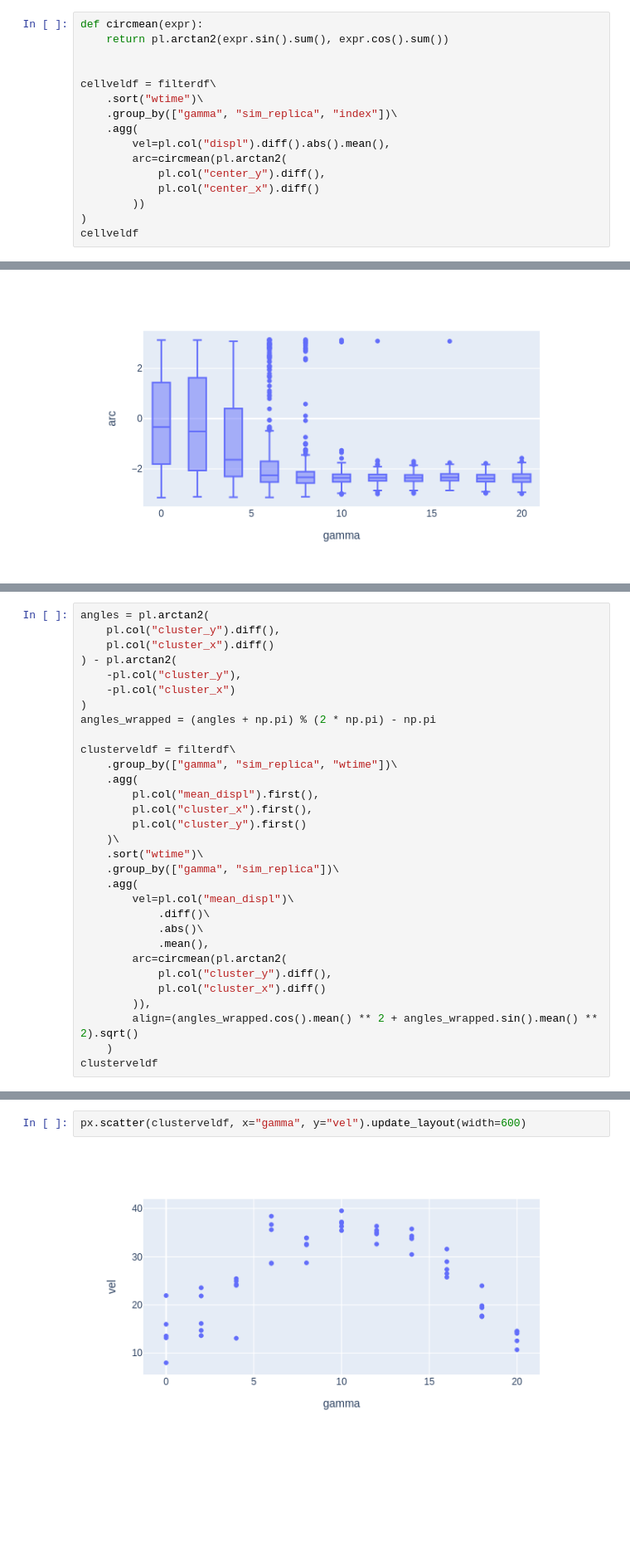
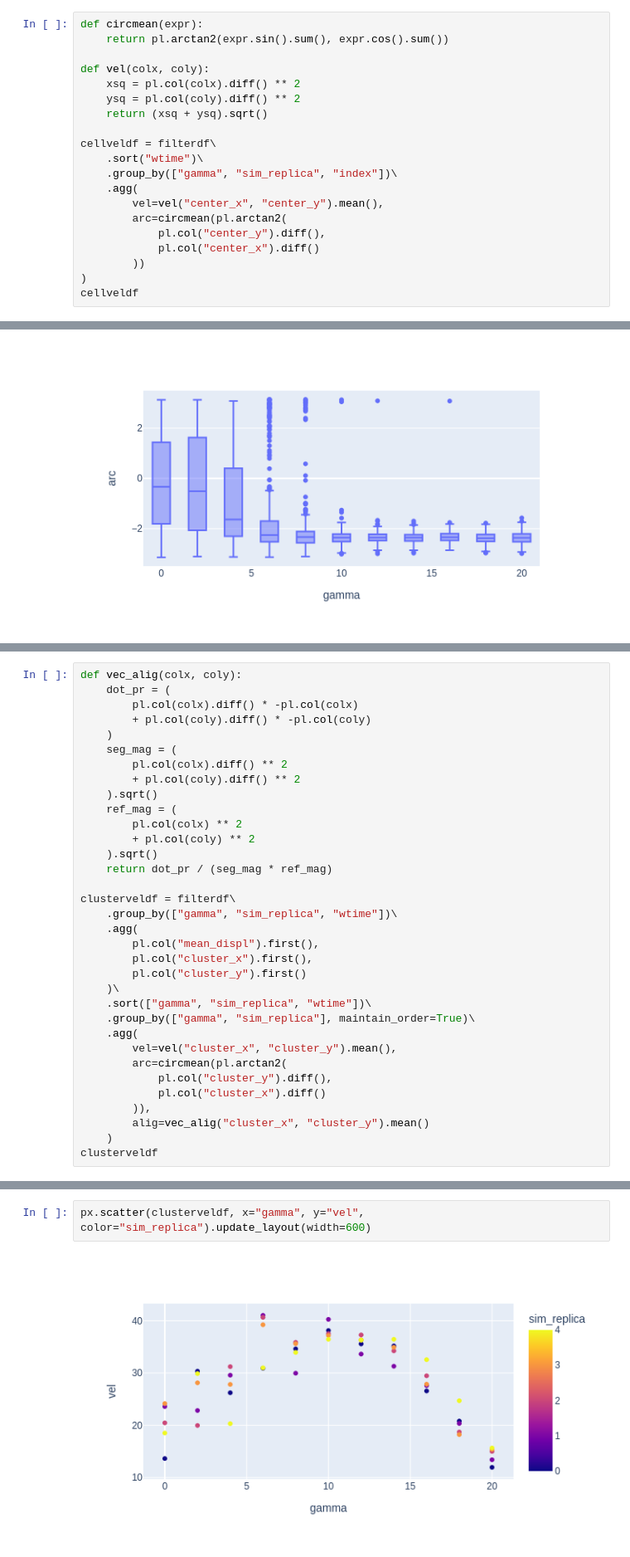
Before and after one commit to aleferna12/cellula-rs, a Jupyter notebook: analyses/cluster_speed.ipynb, the cells around one changed output, grey strips where cells are left out. Shown at 83% size. Saved outputs shown, nothing was run; the diff lists cells and outputs as text; blank space fills up the shorter version.

```diff
--- a/analyses/cluster_speed.ipynb
+++ b/analyses/cluster_speed.ipynb
@@ -208,12 +208,16 @@ shape: (58_500, 21)
 def circmean(expr):
     return pl.arctan2(expr.sin().sum(), expr.cos().sum())
 
+def vel(colx, coly):
+    xsq = pl.col(colx).diff() ** 2
+    ysq = pl.col(coly).diff() ** 2
+    return (xsq + ysq).sqrt()
 
 cellveldf = filterdf\
     .sort("wtime")\
     .group_by(["gamma", "sim_replica", "index"])\
     .agg(
-        vel=pl.col("displ").diff().abs().mean(),
+        vel=vel("center_x", "center_y").mean(),
         arc=circmean(pl.arctan2(
             pl.col("center_y").diff(),
             pl.col("center_x").diff()
@@ -246,12 +250,18 @@ px.box(cellveldf, x="gamma", y="vel").update_layout(width=600)
 # %%
-angles = pl.arctan2(
-    pl.col("cluster_y").diff(),
-    pl.col("cluster_x").diff()
-) - pl.arctan2(
-    -pl.col("cluster_y"),
-    -pl.col("cluster_x")
-)
-angles_wrapped = (angles + np.pi) % (2 * np.pi) - np.pi
+def vec_alig(colx, coly):
+    dot_pr = (
+        pl.col(colx).diff() * -pl.col(colx)
+        + pl.col(coly).diff() * -pl.col(coly)
+    )
+    seg_mag = (
+        pl.col(colx).diff() ** 2
+        + pl.col(coly).diff() ** 2
+    ).sqrt()
+    ref_mag = (
+        pl.col(colx) ** 2
+        + pl.col(coly) ** 2
+    ).sqrt()
+    return dot_pr / (seg_mag * ref_mag)
 
 clusterveldf = filterdf\
     .group_by(["gamma", "sim_replica", "wtime"])\
@@ -260,18 +270,15 @@ clusterveldf = filterdf\
         pl.col("cluster_x").first(),
         pl.col("cluster_y").first()
     )\
-    .sort("wtime")\
-    .group_by(["gamma", "sim_replica"])\
+    .sort(["gamma", "sim_replica", "wtime"])\
+    .group_by(["gamma", "sim_replica"], maintain_order=True)\
     .agg(
-        vel=pl.col("mean_displ")\
-            .diff()\
-            .abs()\
-            .mean(),
+        vel=vel("cluster_x", "cluster_y").mean(),
         arc=circmean(pl.arctan2(
             pl.col("cluster_y").diff(),
             pl.col("cluster_x").diff()
         )),
-        align=(angles_wrapped.cos().mean() ** 2 + angles_wrapped.sin().mean() ** 2).sqrt()
+        alig=vec_alig("cluster_x", "cluster_y").mean()
     )
 clusterveldf
 # %% [output]
@@ -296,7 +343,7 @@ px.scatter(clusterveldf, x="gamma", y="arc").update_layout(width=600)
 # %%
-px.scatter(clusterveldf, x="gamma", y="vel").update_layout(width=600)
+px.scatter(clusterveldf, x="gamma", y="vel", color="sim_replica").update_layout(width=600)
 # %% [output]
-[figure, old version]
+[figure, new version]
 # %%
 veldf = cellveldf.join(
     clusterveldf,
```
Also changed, not shown: parts of 12 cells of this notebook, 1 other file.
